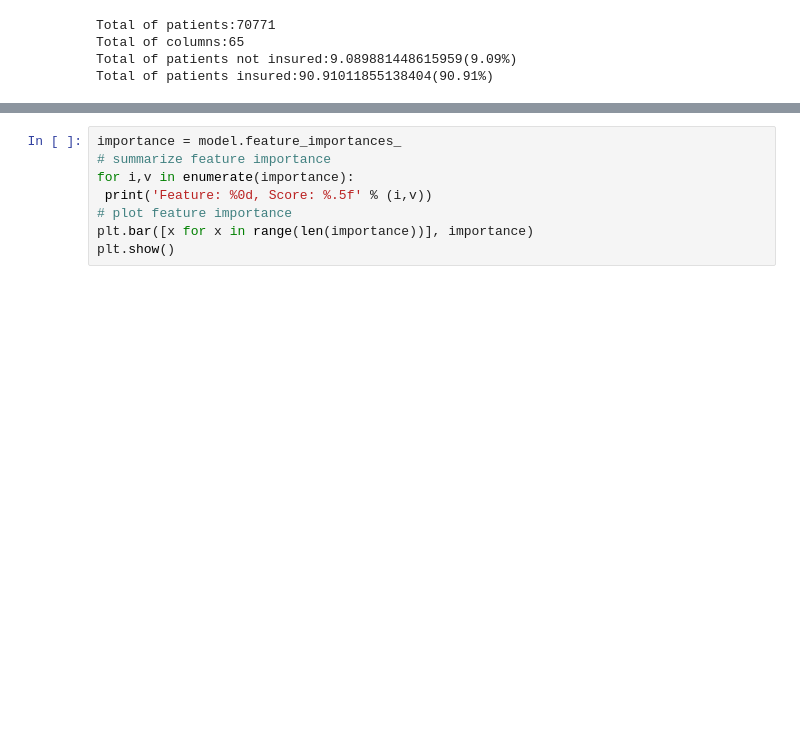
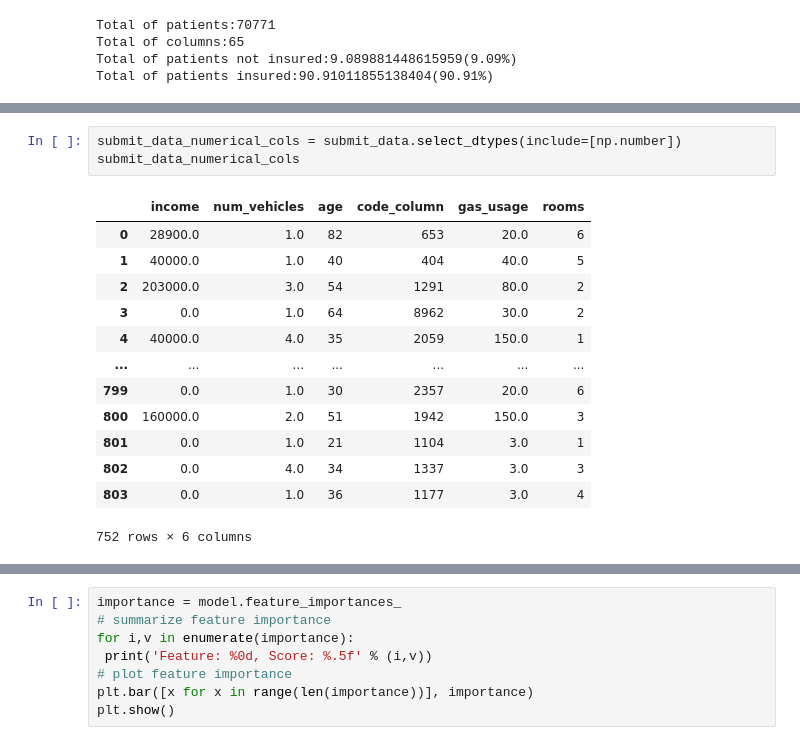
Before and after one commit to joaopecomonteiro/trabalho_ids, a Jupyter notebook: joao_playground.ipynb, the cells around one changed output, grey strips where cells are left out. Saved outputs shown, nothing was run; the diff lists cells and outputs as text; blank space fills up the shorter version.

```diff
--- a/joao_playground.ipynb
+++ b/joao_playground.ipynb
@@ -335,0 +388,17 @@ Accuracy: 0.90
+# %%
+submit_data_numerical_cols = submit_data.select_dtypes(include=[np.number])
+submit_data_numerical_cols
+# %% [output]
+|  | income | num_vehicles | age | code_column | gas_usage | rooms |
+| 0 | 28900.0 | 1.0 | 82 | 653 | 20.0 | 6 |
+| 1 | 40000.0 | 1.0 | 40 | 404 | 40.0 | 5 |
+| 2 | 203000.0 | 3.0 | 54 | 1291 | 80.0 | 2 |
+| 3 | 0.0 | 1.0 | 64 | 8962 | 30.0 | 2 |
+| 4 | 40000.0 | 4.0 | 35 | 2059 | 150.0 | 1 |
+| ... | ... | ... | ... | ... | ... | ... |
+| 799 | 0.0 | 1.0 | 30 | 2357 | 20.0 | 6 |
+| 800 | 160000.0 | 2.0 | 51 | 1942 | 150.0 | 3 |
+| 801 | 0.0 | 1.0 | 21 | 1104 | 3.0 | 1 |
+| 802 | 0.0 | 4.0 | 34 | 1337 | 3.0 | 3 |
+| 803 | 0.0 | 1.0 | 36 | 1177 | 3.0 | 4 |
+752 rows × 6 columns
```
Also changed, not shown: parts of 13 cells of this notebook.
